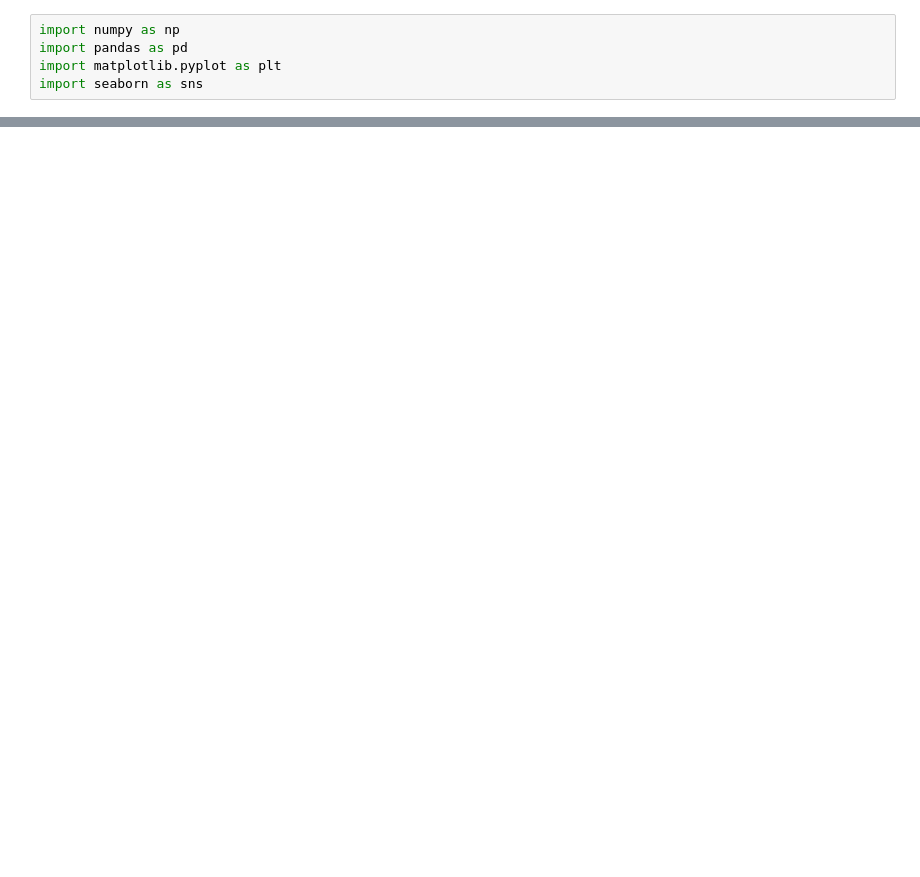
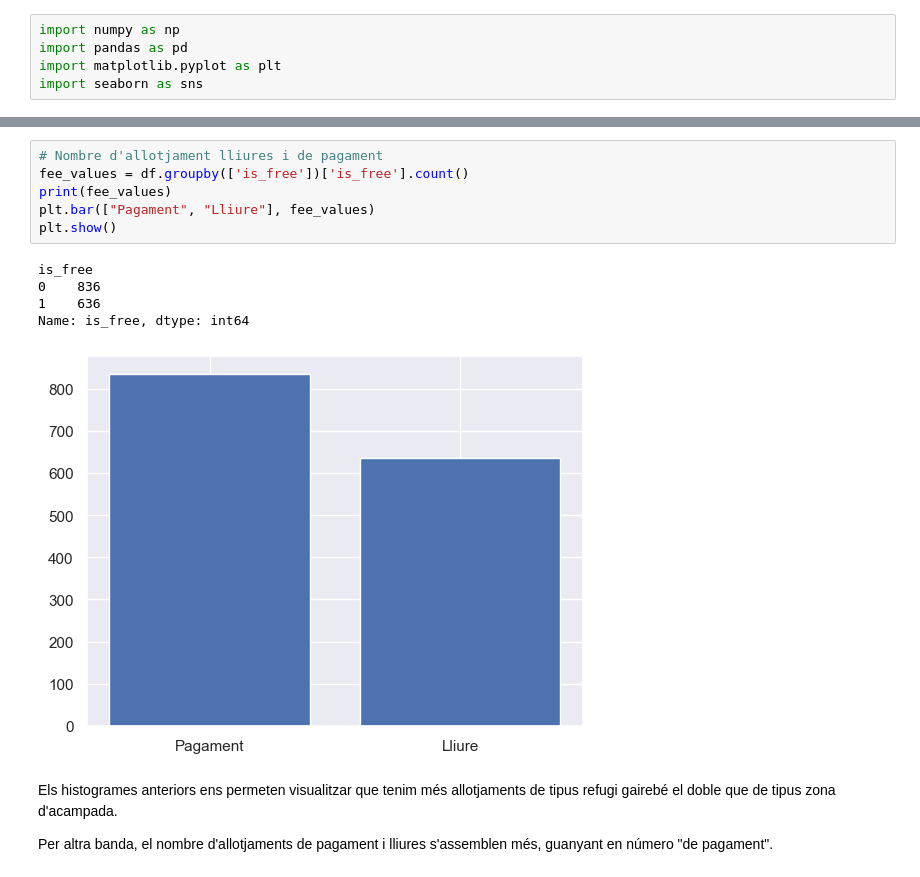
Before and after one commit to sarajose/data_analysis_of_a_dataset, a Jupyter notebook: code/data_analysis.ipynb, the cells around one changed output, grey strips where cells are left out. Drawn from its saved outputs; the diff is of its cells as text; blank space fills up the shorter version.

```diff
--- a/code/data_analysis.ipynb
+++ b/code/data_analysis.ipynb
@@ -247,0 +71,16 @@ df.to_pickle('../data/standard_df.pkl')
+# %%
+# Nombre d'allotjament lliures i de pagament
+fee_values = df.groupby(['is_free'])['is_free'].count()
+print(fee_values)
+plt.bar(["Pagament", "Lliure"], fee_values)
+plt.show()
+# %% [output]
+is_free
+0    836
+1    636
+Name: is_free, dtype: int64
+[figure, added]
+# %% [markdown]
+Els histogrames anteriors ens permeten visualitzar que tenim més allotjaments de tipus refugi gairebé el doble que de tipus zona d'acampada.
+
+Per altra banda, el nombre d'allotjaments de pagament i lliures s'assemblen més, guanyant en número "de pagament".
```
Also changed, not shown: parts of 54 cells of this notebook, 2 other files.
